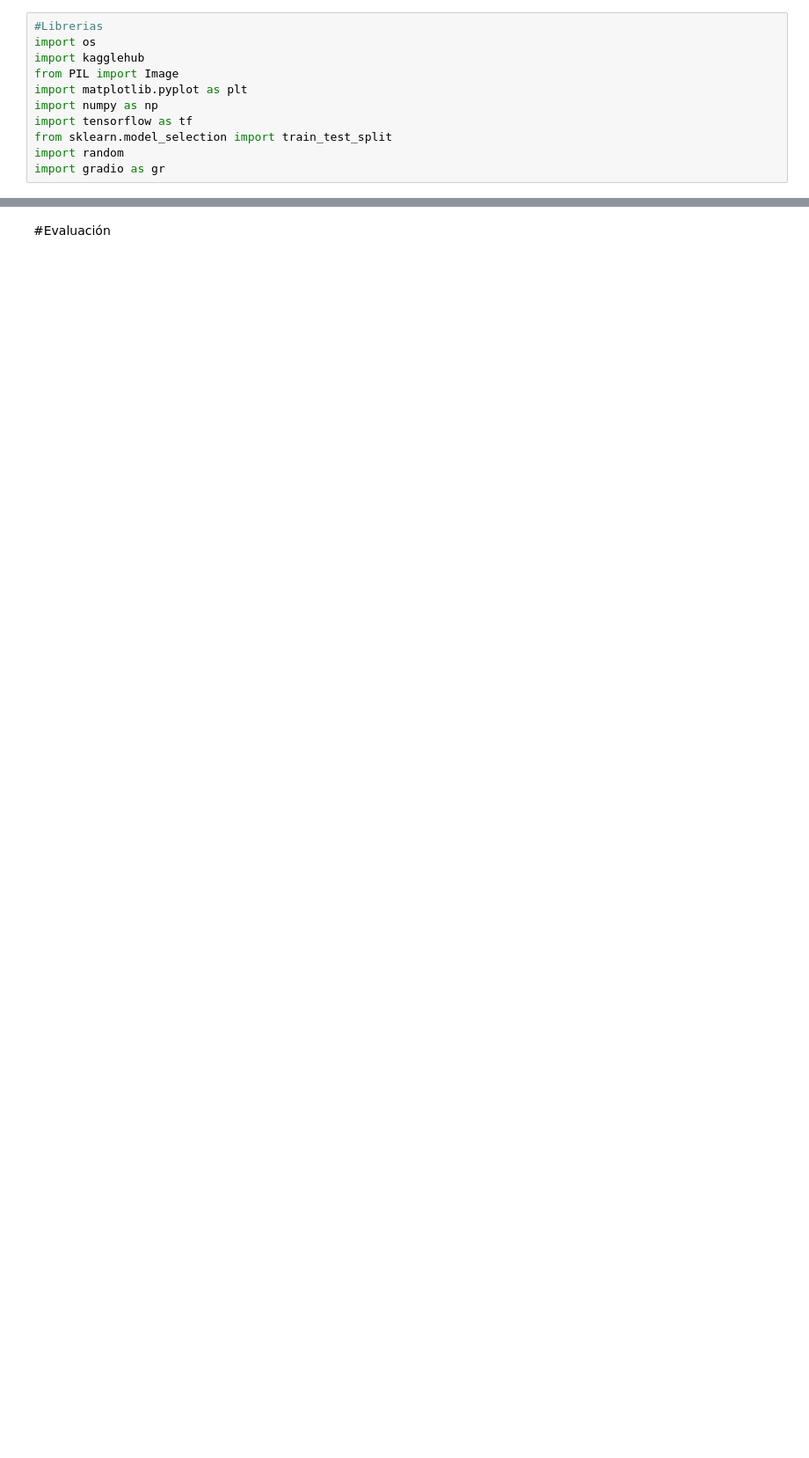
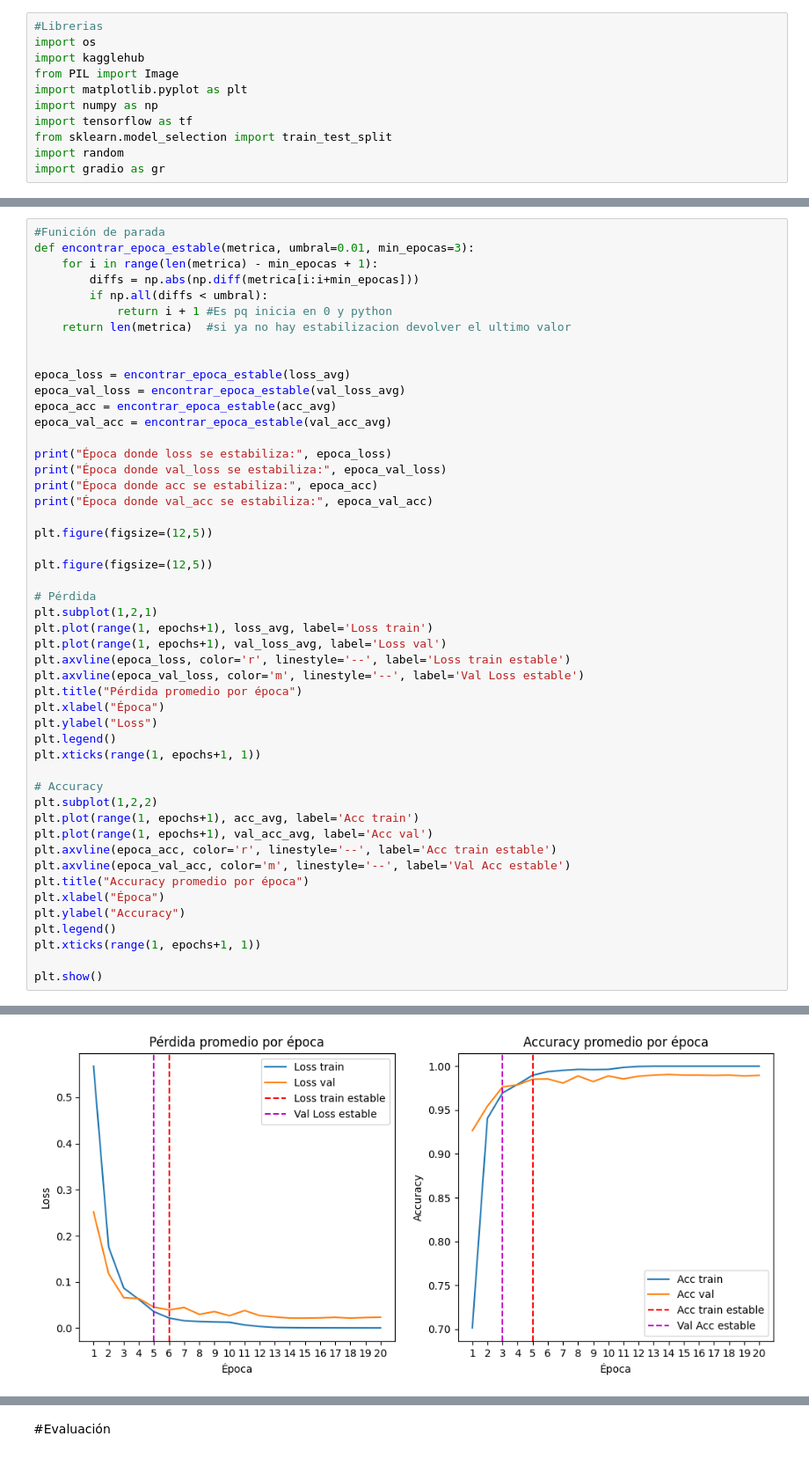
Before and after one commit to IsaacHgo/Clasificador-de-Gatos-o-Flores, a Jupyter notebook: Te_pareces_mas_a_una_Flor_o_un_Gato_(Clasificador).ipynb, the cells around one changed output, grey strips where cells are left out. Shown at 88% size. Saved outputs shown, nothing was run; the diff lists cells and outputs as text; blank space fills up the shorter version.

```diff
--- a/Te_pareces_mas_a_una_Flor_o_un_Gato_(Clasificador).ipynb
+++ b/Te_pareces_mas_a_una_Flor_o_un_Gato_(Clasificador).ipynb
@@ -211,0 +403,50 @@ print(imagenes_test.shape, GyF_test.shape)
+# %%
+#Funición de parada
+def encontrar_epoca_estable(metrica, umbral=0.01, min_epocas=3):
+    for i in range(len(metrica) - min_epocas + 1):
+        diffs = np.abs(np.diff(metrica[i:i+min_epocas]))
+        if np.all(diffs < umbral):
+            return i + 1 #Es pq inicia en 0 y python
+    return len(metrica)  #si ya no hay estabilizacion devolver el ultimo valor
+
+
+epoca_loss = encontrar_epoca_estable(loss_avg)
+epoca_val_loss = encontrar_epoca_estable(val_loss_avg)
+epoca_acc = encontrar_epoca_estable(acc_avg)
+epoca_val_acc = encontrar_epoca_estable(val_acc_avg)
+
+print("Época donde loss se estabiliza:", epoca_loss)
+print("Época donde val_loss se estabiliza:", epoca_val_loss)
+print("Época donde acc se estabiliza:", epoca_acc)
+print("Época donde val_acc se estabiliza:", epoca_val_acc)
+
+plt.figure(figsize=(12,5))
+
+plt.figure(figsize=(12,5))
+
+# Pérdida
+plt.subplot(1,2,1)
+plt.plot(range(1, epochs+1), loss_avg, label='Loss train')
+plt.plot(range(1, epochs+1), val_loss_avg, label='Loss val')
+plt.axvline(epoca_loss, color='r', linestyle='--', label='Loss train estable')
+plt.axvline(epoca_val_loss, color='m', linestyle='--', label='Val Loss estable')
+plt.title("Pérdida promedio por época")
+plt.xlabel("Época")
+plt.ylabel("Loss")
+plt.legend()
+plt.xticks(range(1, epochs+1, 1))
+
+# Accuracy
+plt.subplot(1,2,2)
+plt.plot(range(1, epochs+1), acc_avg, label='Acc train')
+plt.plot(range(1, epochs+1), val_acc_avg, label='Acc val')
+plt.axvline(epoca_acc, color='r', linestyle='--', label='Acc train estable')
+plt.axvline(epoca_val_acc, color='m', linestyle='--', label='Val Acc estable')
+plt.title("Accuracy promedio por época")
+plt.xlabel("Época")
+plt.ylabel("Accuracy")
+plt.legend()
+plt.xticks(range(1, epochs+1, 1))
+
+plt.show()
+# %% [output]
@@ -211,0 +458 @@ print(imagenes_test.shape, GyF_test.shape)
+[figure, added]
```
Also changed, not shown: parts of 45 cells of this notebook.
